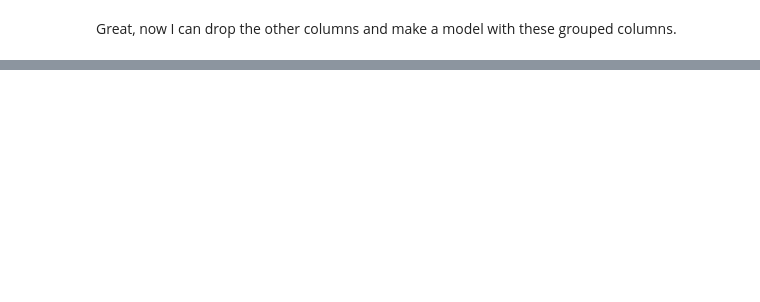
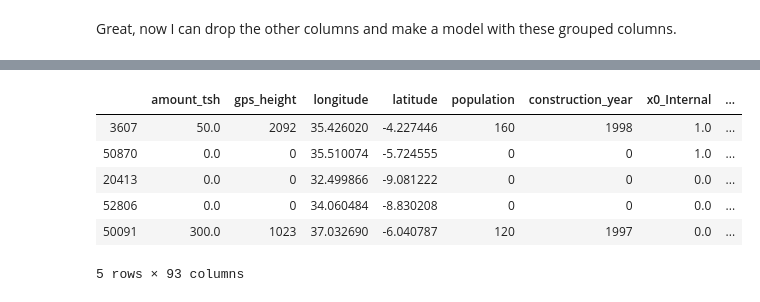
Before and after one commit to mattcarr17/mod_3_flatiron_project, a Jupyter notebook: notebooks/exploratory/01_mc_exploratory.ipynb, the cells around one changed output, grey strips where cells are left out. Drawn from its saved outputs; the diff is of its cells as text; code cells hidden in the pictures; blank space fills up the shorter version.

```diff
--- a/notebooks/exploratory/01_mc_exploratory.ipynb
+++ b/notebooks/exploratory/01_mc_exploratory.ipynb
@@ -865,0 +905,9 @@ Great, now I can drop the other columns and make a model with these grouped colu
+# %%
+cat_vars = ['basin', 'public_meeting', 'permit', 'extraction_type_class', 'management_group',
+            'payment', 'water_quality', 'quantity_group', 'source_class', 'waterpoint_type_group',
+            'funder_grouped', 'installer_grouped', 'scheme_management_grouped']
+num_vars = ['amount_tsh', 'gps_height', 'longitude', 'latitude', 'population', 'construction_year']
+# Instantiate OneHotEncoder
+ohe = OneHotEncoder()
+# fit to categorical data
+ohe.fit(X_train_base[cat_vars])
@@ -865,0 +920,5 @@ Great, now I can drop the other columns and make a model with these grouped colu
+# %%
+encoded = ohe.fit_transform(X_train_base[cat_vars])
+# %%
+ohe_df = pd.DataFrame(encoded.todense(), columns=ohe.get_feature_names(), index=X_train_base.index)
+ohe_df.head()
@@ -865,0 +933,3 @@ Great, now I can drop the other columns and make a model with these grouped colu
+# %%
+X_train_base.drop(cat_vars, axis=1, inplace=True)
+X_train_base.head()
@@ -865,0 +943,11 @@ Great, now I can drop the other columns and make a model with these grouped colu
+# %%
+X_train_base = pd.concat([X_train_base, ohe_df], axis=1)
+X_train_base.head()
+# %% [output]
+|  | amount_tsh | gps_height | longitude | latitude | population | construction_year | x0_Internal | ... |
+| 3607 | 50.0 | 2092 | 35.426020 | -4.227446 | 160 | 1998 | 1.0 | ... |
+| 50870 | 0.0 | 0 | 35.510074 | -5.724555 | 0 | 0 | 1.0 | ... |
+| 20413 | 0.0 | 0 | 32.499866 | -9.081222 | 0 | 0 | 0.0 | ... |
+| 52806 | 0.0 | 0 | 34.060484 | -8.830208 | 0 | 0 | 0.0 | ... |
+| 50091 | 300.0 | 1023 | 37.032690 | -6.040787 | 120 | 1997 | 0.0 | ... |
+5 rows × 93 columns
```
Also changed, not shown: parts of 42 cells of this notebook.
